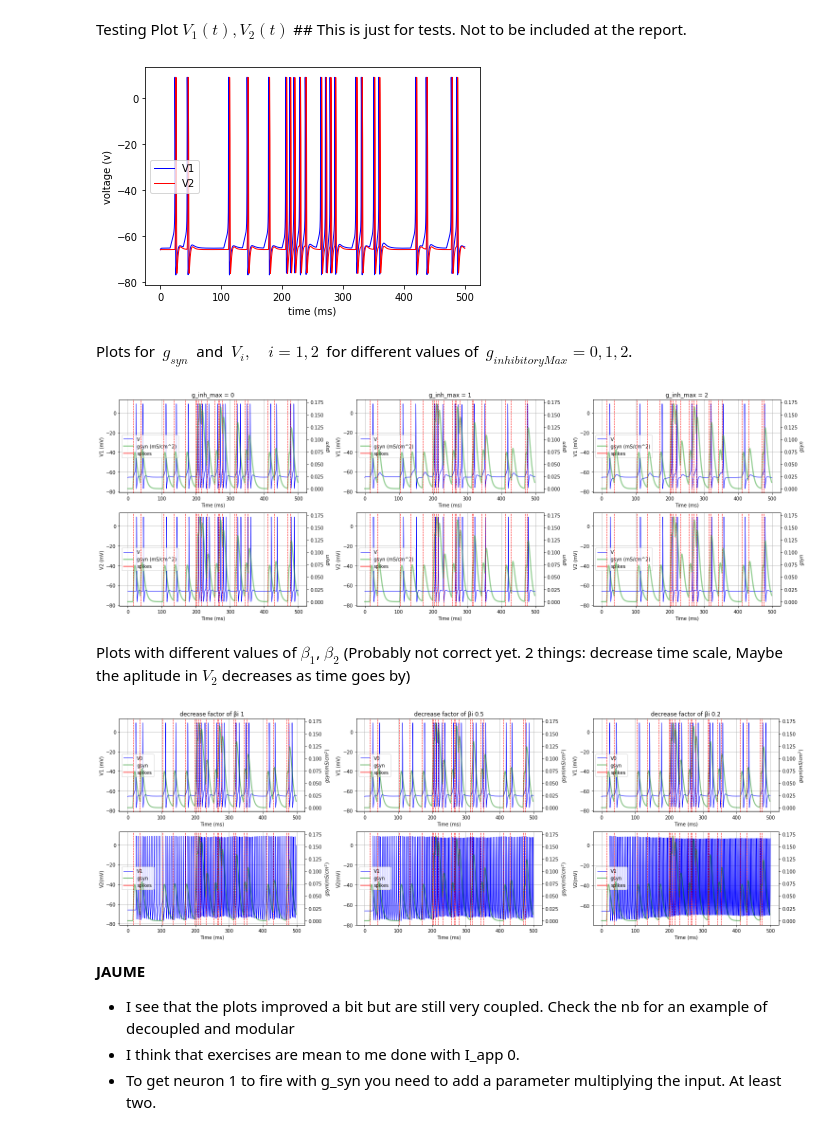
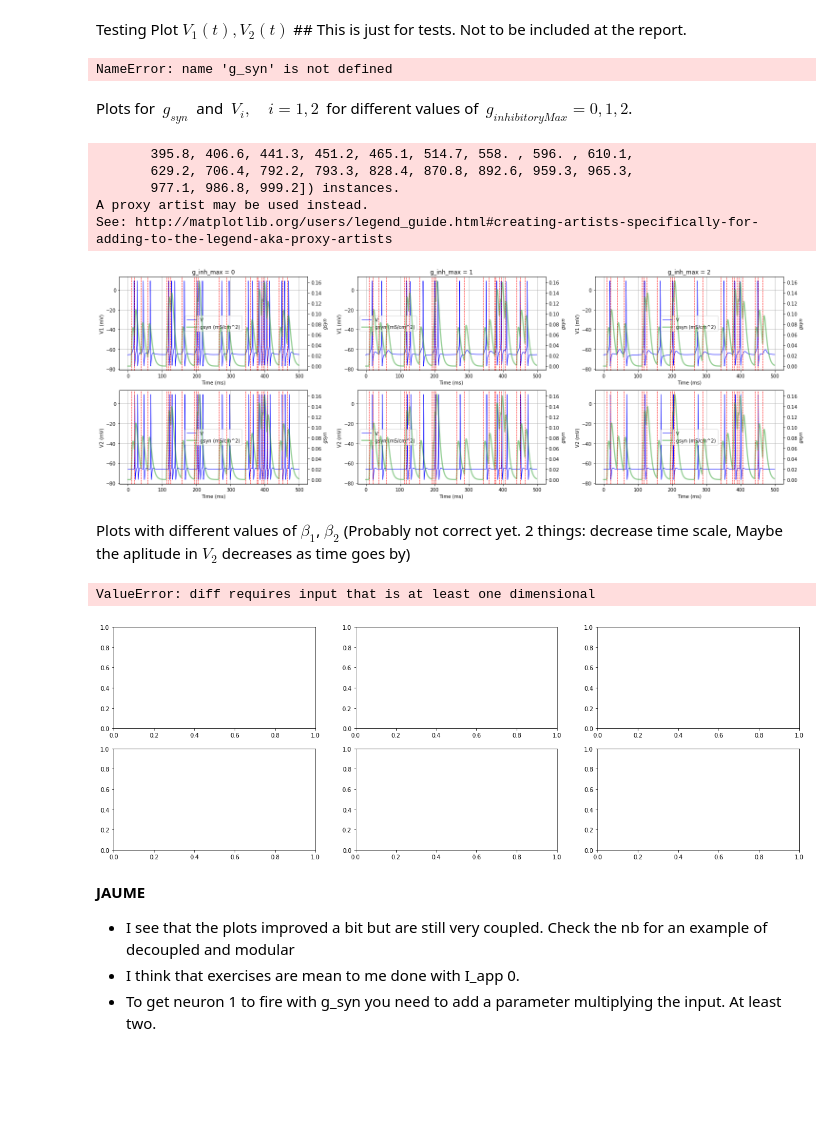
Before and after one commit to jaumecolomhernandez/mmb-mathneuroscience2, a Jupyter notebook: conductance-based-network-dimitri.ipynb, the cells around one changed output. Cells and saved outputs as stored; diff of their text form; code cells hidden in the pictures; blank space fills up the shorter version.

```diff
--- a/conductance-based-network-dimitri.ipynb
+++ b/conductance-based-network-dimitri.ipynb
@@ -342,23 +344,15 @@ Testing Plot $V_{1}(t), V_{2}(t)$ ## This is just for tests. Not to be included
 # V response plots for testing
 dt=0.001
 dur = 500 # duration of simulations from now on
-t = np.arange(0.0, dur, dt)
+t = np.arange(0, dur, dt)
 V0 = [-66, -66, 0, 0, 0, 0] # V1, V2, n1, n2, s1, s2
 
-twoneurons(V0, 1)
 out = odeint(twoneurons, V0, t)
 
 
-plt.plot(t,out[:,0],'b-', linewidth=1.0)
-plt.plot(t,out[:,1],'r-', linewidth=1.0)
-#plt.plot(results[0:200],linewidth=1.5)
-
-plt.xlabel("time (ms)")
-plt.ylabel("voltage (v)")
-plt.legend(["V1","V2"])
-plt.show()
+my_plot(t, out[:,0], out[:,1], spikes, "V2 (mV)", "s1","spikes", "one cell")
 # %% [output]
-[figure, removed]
+NameError: name 'g_syn' is not defined
 # %% [markdown]
 Plots for $ \ g_{syn}\ $ and $ \ V_{i} , \quad i=1,2\ $ for different values of $ \ g_{inhibitoryMax}=0,1,2$.
 # %%
@@ -371,36 +365,41 @@ for j in range(2):
             g_inhm = param # for each plot give values g_syn = 0,1,2
             s = odeint(twoneurons, V0, time_span)
 
             # if => just for title select
             if j==0:ax[j][i].set(xlabel='Time (ms)', ylabel='V{} (mV)'.format(j+1),
                      title='g_inh_max = {}'.format(param))
             else: ax[j][i].set(xlabel='Time (ms)', ylabel='V{} (mV)'.format(j+1))
             v = ax[j][i].plot(time_span, s[:,j], color='b', lw=1)
             ax2 = ax[j][i].twinx()
             ax2.set(ylabel="$gsyn$")
             w0 = ax2.plot( results[0:dur], color='tab:green', lw=2.5, alpha=0.5)
             #if j==0: w1 = ax2.plot(spike_p[0:dur], color='r', lw=2.5, alpha=0.5) ugly representation of spikes
             for t in spikes:
-                if t <= dur:
+                if t <= time_span[-1]:
                     l3 = ax2.axvline(x=t, color='red', linestyle='dashed', linewidth=1, label='spikes')
 
-            ax[j][i].legend([v[0],w0[0],w1[0]],['V'.format(j), 'gsyn (mS/cm^2)', 'spikes'])
+            ax[j][i].legend([v[0],w0[0],spikes],['V'.format(j), 'gsyn (mS/cm^2)', 'spikes'])
             ax[j][i].grid(True)
             fig.savefig('two_neurons_different_g_inhmax')
 plt.tight_layout()
 
 g_inhm = 0 # initialization of g_inh_max
 
 ### At this particular case we cannot see any difference, because neuron 1 fires first. So increasing the ability of
 ### neuron 2 to inhibit neuron 1 we won't achieve anything because neuron 2 always fires second.
 ### If we interupt neuron 2 in another way (ex. Iapp > 5.6 approximately), we are going to see neuron 2 independently
 ### from neuron 1, so of course neuron 1 will be inhibited at this case.
 # JAUME: Nice plot! I don't think that this exercise is supposed to use I_app > 0, nonetheless they are interesting comments.
 # The first direct observations is that the higher the g_inh the lower the spikes in both neurons. Would be interesting to find
 # more mathematical (looking at the equations) explanation and another from the biological point of view. Take a look at the nb
 # I added if you want to play
 # %% [output]
+       395.8, 406.6, 441.3, 451.2, 465.1, 514.7, 558. , 596. , 610.1,
+       629.2, 706.4, 792.2, 793.3, 828.4, 870.8, 892.6, 959.3, 965.3,
+       977.1, 986.8, 999.2]) instances.
+A proxy artist may be used instead.
+See: http://matplotlib.org/users/legend_guide.html#creating-artists-specifically-for-adding-to-the-legend-aka-proxy-artists
-[figure, old version]
+[figure, new version]
 # %% [markdown]
 Plots with different values of $\beta_{1}$, $\beta_{2}$ (Probably not correct yet. 2 things: decrease time scale, Maybe the aplitude in $V_{2}$ decreases as time goes by)
 # %%
@@ -448,7 +447,8 @@ b1, b2 = 0.25, 0.1 # initialization of β1, β2
 # JAUME: What I app are you using for neuron 2. From my experiments neuron 2 should be exactly the same as neuron 1. Then
 # the result is that it reduces/changes the frequency of the spikes, though we sould find a why!
 # %% [output]
+ValueError: diff requires input that is at least one dimensional
-[figure, old version]
+[figure, new version]
 # %% [markdown]
 **JAUME**
 
```
Also changed, not shown: parts of 9 cells of this notebook, 5 other files.
